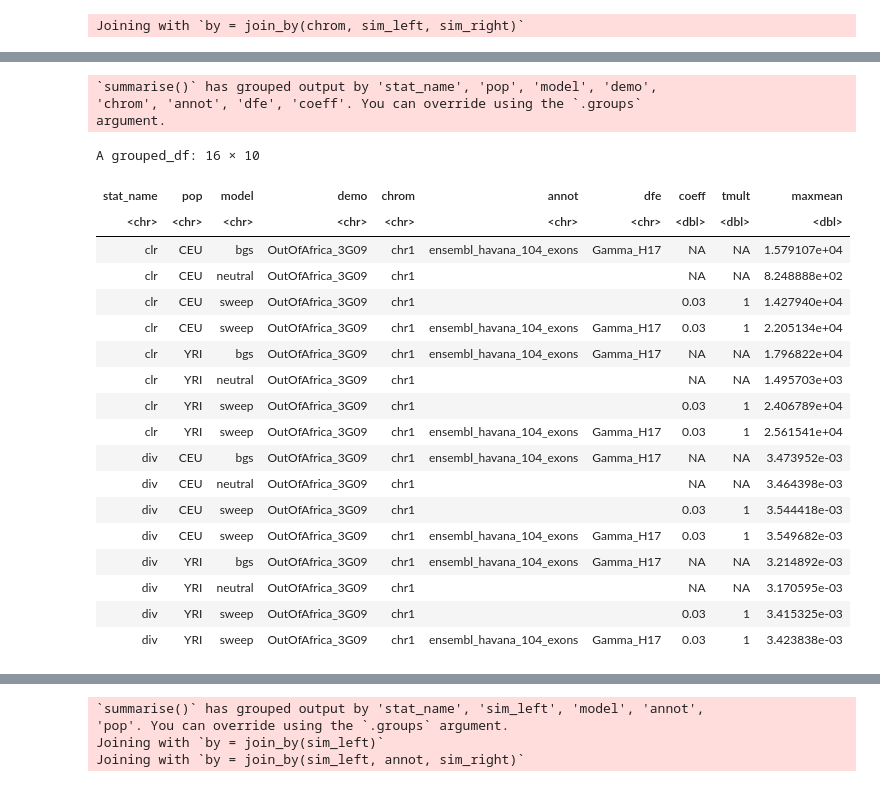
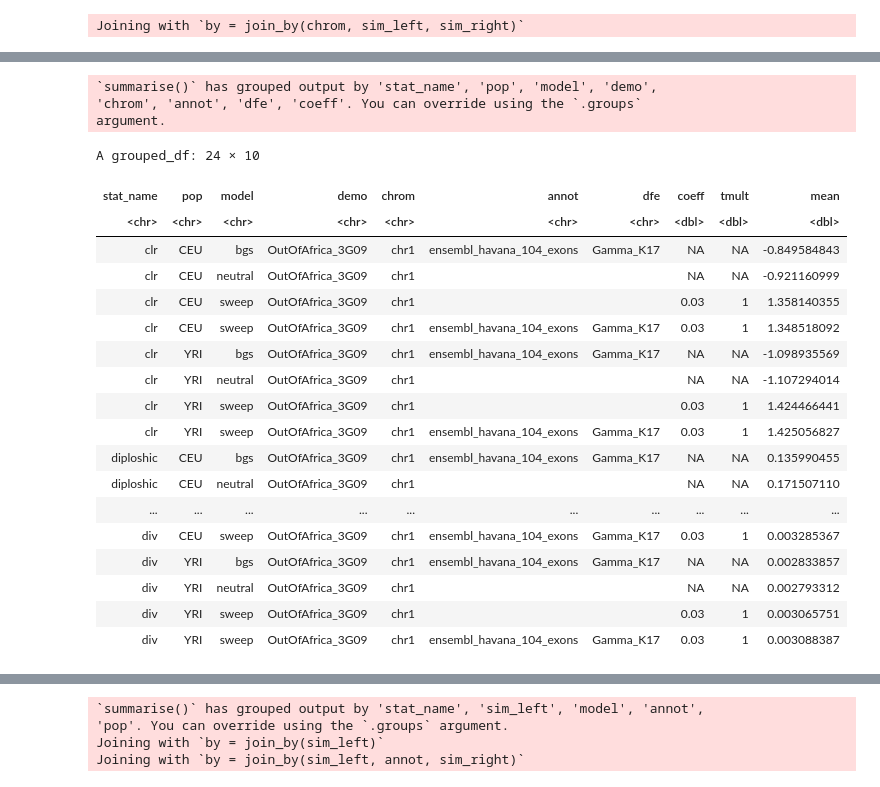
Before and after one commit to popsim-consortium/analysis2, a Jupyter notebook: power_analysis.ipynb, the cells around one changed output, grey strips where cells are left out. Saved outputs shown, nothing was run; the diff lists cells and outputs as text; code cells hidden in the pictures.

```diff
--- a/power_analysis.ipynb
+++ b/power_analysis.ipynb
@@ -35,7 +36,7 @@ dbl (3): sim_left, sim_right, overlap
 ℹ Use `spec()` to retrieve the full column specification for this data.
 ℹ Specify the column types or set `show_col_types = FALSE` to quiet this message.
 # %%
-rec_map = read_tsv("results/simulated_data/sweeps/rec_map_chr1_100.tsv", col_names=c("sim_left", "sim_right", "cum_cM", "cM"))
+rec_map = read_tsv("results/simulated_data/sweeps/rec_map_chr1_100.tsv", col_names=c("sim_left", "sim_right", "cM", "center_cM"))
 rec_map$chrom = "chr1"
 # %% [output]
 Rows: 100 Columns: 4
@@ -70,0 +69,2 @@ unique(all_df$stat_name)
+# %%
+all_df[all_df$annot=="",]$annot = " "
@@ -73,7 +85,8 @@ df = all_df
 df[df$stat_name=="div",]$stat_val = max(df[df$stat_name=="div",]$stat_val, na.rm=T)-df[df$stat_name=="div",]$stat_val
 df$sw_loc = (df$sim_left + df$sim_right)/2
 df = left_join(df, rec_map)
-df[df$cM < 0.001,]$stat_val = NA
+df[df$center_cM < 0.001,]$stat_val = NA
+df[df$stat_name=="clr",]$stat_val = log10(df[df$stat_name=="clr",]$stat_val+1e-5) # transforming CLR for visualization purposes
 # %% [output]
 Joining with `by = join_by(chrom, sim_left, sim_right)`
 # %%
@@ -95,30 +122,30 @@ df_sub = df %>%
 # %%
 df %>%
     group_by(pop,model,demo,chrom,sim_left,annot,dfe,coeff,tmult, stat_name) %>%
-    filter(stat_val == max(stat_val)) %>%
+    filter(sw_loc >= stat_left, sw_loc < stat_right) %>%
     group_by(stat_name,pop,model,demo,chrom,annot,dfe,coeff,tmult) %>%
-    summarize(maxmean = mean(stat_val, na.rm=TRUE))
+    summarize(mean = mean(stat_val, na.rm=TRUE))
 # %% [output]
 `summarise()` has grouped output by 'stat_name', 'pop', 'model', 'demo',
 'chrom', 'annot', 'dfe', 'coeff'. You can override using the `.groups`
 argument.
-A grouped_df: 16 × 10
+A grouped_df: 24 × 10
-| stat_name | pop | model | demo | chrom | annot | dfe | coeff | tmult | maxmean |
+| stat_name | pop | model | demo | chrom | annot | dfe | coeff | tmult | mean |
 | <chr> | <chr> | <chr> | <chr> | <chr> | <chr> | <chr> | <dbl> | <dbl> | <dbl> |
-| clr | CEU | bgs | OutOfAfrica_3G09 | chr1 | ensembl_havana_104_exons | Gamma_H17 | NA | NA | 1.579107e+04 |
-| clr | CEU | neutral | OutOfAfrica_3G09 | chr1 |  |  | NA | NA | 8.248888e+02 |
-| clr | CEU | sweep | OutOfAfrica_3G09 | chr1 |  |  | 0.03 | 1 | 1.427940e+04 |
-| clr | CEU | sweep | OutOfAfrica_3G09 | chr1 | ensembl_havana_104_exons | Gamma_H17 | 0.03 | 1 | 2.205134e+04 |
-| clr | YRI | bgs | OutOfAfrica_3G09 | chr1 | ensembl_havana_104_exons | Gamma_H17 | NA | NA | 1.796822e+04 |
-| clr | YRI | neutral | OutOfAfrica_3G09 | chr1 |  |  | NA | NA | 1.495703e+03 |
-| clr | YRI | sweep | OutOfAfrica_3G09 | chr1 |  |  | 0.03 | 1 | 2.406789e+04 |
-| clr | YRI | sweep | OutOfAfrica_3G09 | chr1 | ensembl_havana_104_exons | Gamma_H17 | 0.03 | 1 | 2.561541e+04 |
-| div | CEU | bgs | OutOfAfrica_3G09 | chr1 | ensembl_havana_104_exons | Gamma_H17 | NA | NA | 3.473952e-03 |
-| div | CEU | neutral | OutOfAfrica_3G09 | chr1 |  |  | NA | NA | 3.464398e-03 |
-| div | CEU | sweep | OutOfAfrica_3G09 | chr1 |  |  | 0.03 | 1 | 3.544418e-03 |
-| div | CEU | sweep | OutOfAfrica_3G09 | chr1 | ensembl_havana_104_exons | Gamma_H17 | 0.03 | 1 | 3.549682e-03 |
-| div | YRI | bgs | OutOfAfrica_3G09 | chr1 | ensembl_havana_104_exons | Gamma_H17 | NA | NA | 3.214892e-03 |
-| div | YRI | neutral | OutOfAfrica_3G09 | chr1 |  |  | NA | NA | 3.170595e-03 |
-| div | YRI | sweep | OutOfAfrica_3G09 | chr1 |  |  | 0.03 | 1 | 3.415325e-03 |
-| div | YRI | sweep | OutOfAfrica_3G09 | chr1 | ensembl_havana_104_exons | Gamma_H17 | 0.03 | 1 | 3.423838e-03 |
+| clr | CEU | bgs | OutOfAfrica_3G09 | chr1 | ensembl_havana_104_exons | Gamma_K17 | NA | NA | -0.849584843 |
+| clr | CEU | neutral | OutOfAfrica_3G09 | chr1 |  |  | NA | NA | -0.921160999 |
+| clr | CEU | sweep | OutOfAfrica_3G09 | chr1 |  |  | 0.03 | 1 | 1.358140355 |
+| clr | CEU | sweep | OutOfAfrica_3G09 | chr1 | ensembl_havana_104_exons | Gamma_K17 | 0.03 | 1 | 1.348518092 |
+| clr | YRI | bgs | OutOfAfrica_3G09 | chr1 | ensembl_havana_104_exons | Gamma_K17 | NA | NA | -1.098935569 |
+| clr | YRI | neutral | OutOfAfrica_3G09 | chr1 |  |  | NA | NA | -1.107294014 |
+| clr | YRI | sweep | OutOfAfrica_3G09 | chr1 |  |  | 0.03 | 1 | 1.424466441 |
+| clr | YRI | sweep | OutOfAfrica_3G09 | chr1 | ensembl_havana_104_exons | Gamma_K17 | 0.03 | 1 | 1.425056827 |
+| diploshic | CEU | bgs | OutOfAfrica_3G09 | chr1 | ensembl_havana_104_exons | Gamma_K17 | NA | NA | 0.135990455 |
+| diploshic | CEU | neutral | OutOfAfrica_3G09 | chr1 |  |  | NA | NA | 0.171507110 |
+| ... | ... | ... | ... | ... | ... | ... | ... | ... | ... |
+| div | CEU | sweep | OutOfAfrica_3G09 | chr1 | ensembl_havana_104_exons | Gamma_K17 | 0.03 | 1 | 0.003285367 |
+| div | YRI | bgs | OutOfAfrica_3G09 | chr1 | ensembl_havana_104_exons | Gamma_K17 | NA | NA | 0.002833857 |
+| div | YRI | neutral | OutOfAfrica_3G09 | chr1 |  |  | NA | NA | 0.002793312 |
+| div | YRI | sweep | OutOfAfrica_3G09 | chr1 |  |  | 0.03 | 1 | 0.003065751 |
+| div | YRI | sweep | OutOfAfrica_3G09 | chr1 | ensembl_havana_104_exons | Gamma_K17 | 0.03 | 1 | 0.003088387 |
 # %%
```
Also changed, not shown: parts of 36 cells of this notebook, 5 other files.
